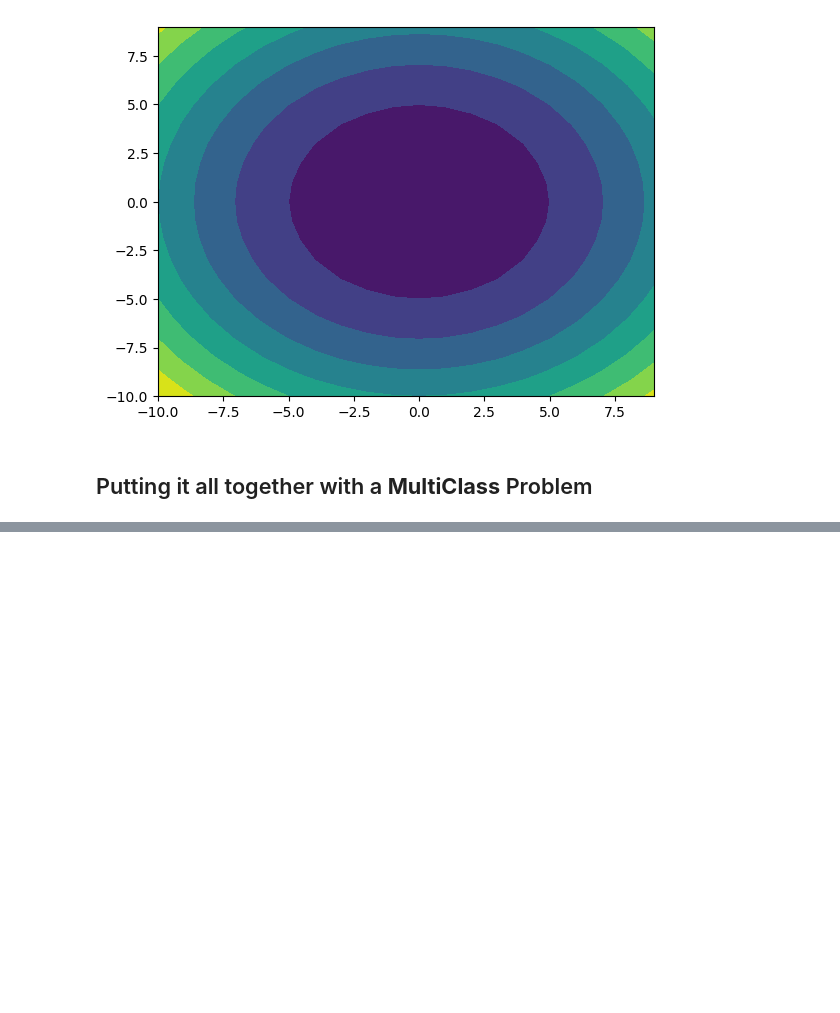
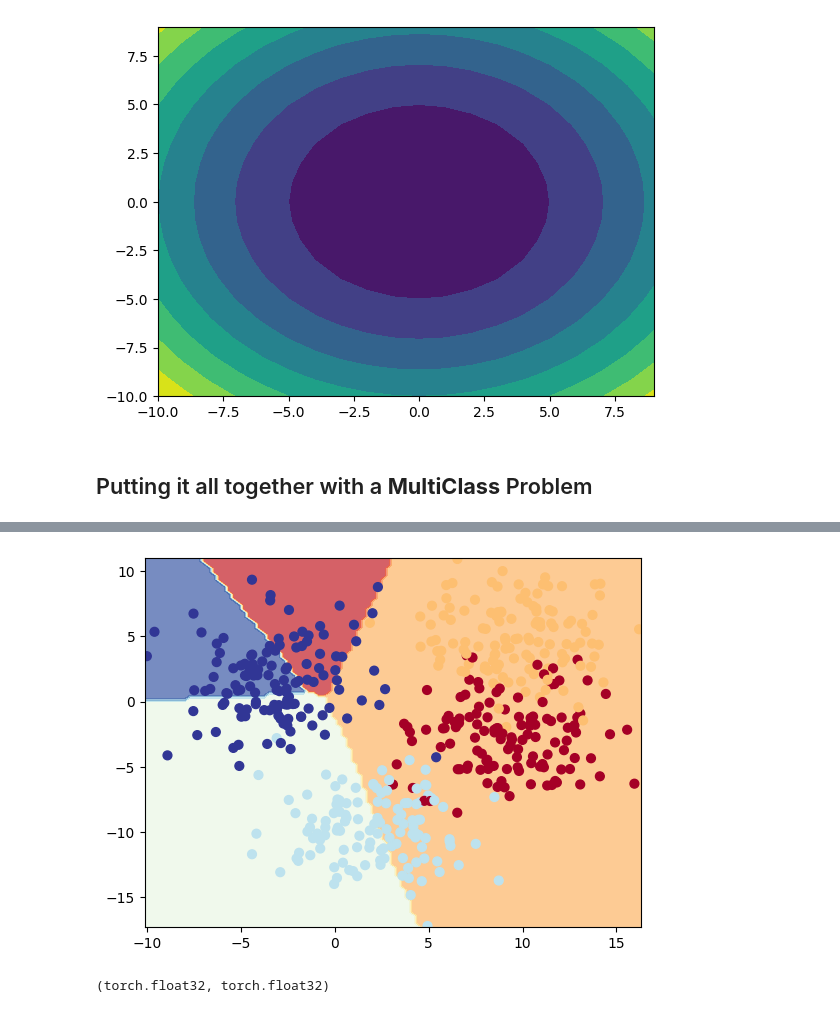
Before and after one commit to Tinonturja/Deep-Learning-with-PyTorch, a Jupyter notebook: Non_Linearity(Binary_and_MultiClass_Classification).ipynb, the cells around one changed output, grey strips where cells are left out. Cells and saved outputs as stored; diff of their text form; code cells hidden in the pictures; blank space fills up the shorter version.

```diff
--- a/Non_Linearity(Binary_and_MultiClass_Classification).ipynb
+++ b/Non_Linearity(Binary_and_MultiClass_Classification).ipynb
@@ -298,0 +528,15 @@ plt.show()
+# %%
+#create some random data and see how the model perform on that datasets
+NUM_SAMPLES = 500
+NUM_CLASSES = 4
+NUM_FEATURES =2
+
+
+New_X_blob,new_y_blob = make_blobs(n_samples=NUM_SAMPLES,
+                                   centers=NUM_CLASSES,
+                                   n_features=NUM_FEATURES,
+                                   cluster_std=2.7)
+# %%
+plot_decision_boundary(multiclassmodel,New_X_blob,new_y_blob)
+# %% [output]
+[figure, added]
@@ -298,0 +546,4 @@ plt.show()
+# %%
+New_X_blob.dtype,new_y_blob.dtype
+# %% [output]
+(torch.float32, torch.float32)
```
Also changed, not shown: parts of 31 cells of this notebook.
